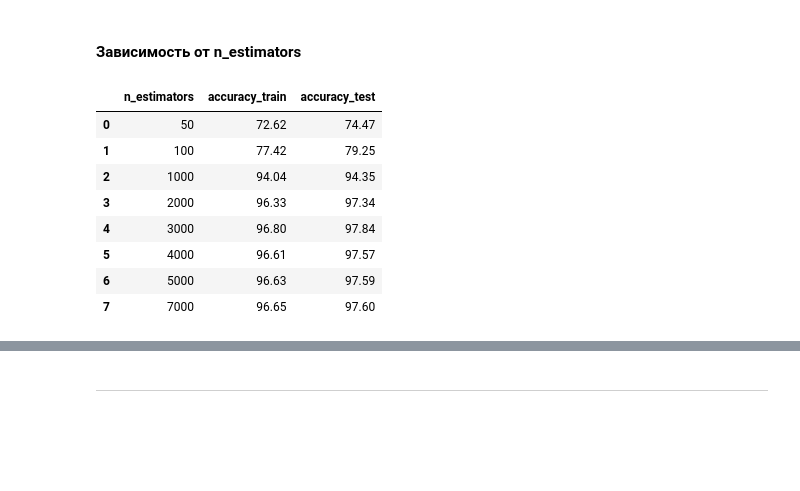
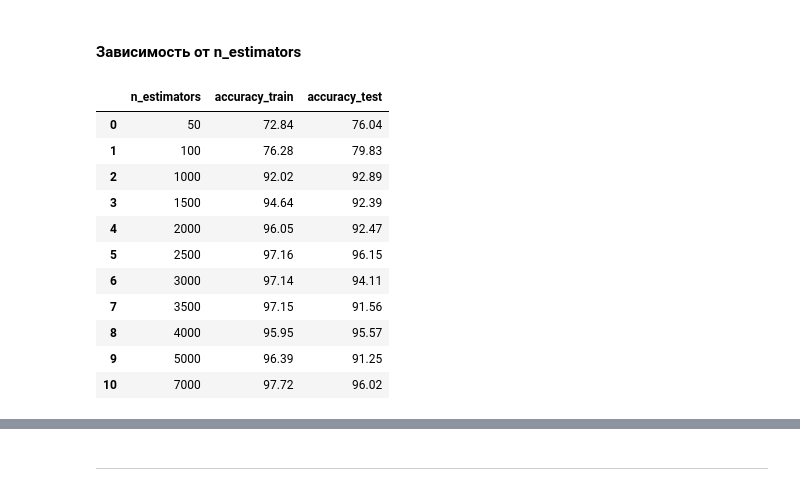
Before and after one commit to karashchuk/Neural_networks_intro, a Jupyter notebook: Neural_networks_01.ipynb, the cells around one changed output, grey strips where cells are left out. Saved outputs shown, nothing was run; the diff lists cells and outputs as text; code cells hidden in the pictures; blank space fills up the shorter version.

```diff
--- a/Neural_networks_01.ipynb
+++ b/Neural_networks_01.ipynb
@@ -159,21 +94,0 @@ print("Аккуратность нейронной сети " + str(round(accura
-# %%
-# прямое распространение(feed forward)
-layer0_t = X_test
-layer1_t = sigmoid(np.dot(layer0_t, w0))
-layer2_t = sigmoid(np.dot(layer1_t, w1))
-layer2_error_t = y_test - layer2_t
-
-
-N = 50
-plt.figure(figsize = (16,5))
-plt.plot(layer2_t[:N,1], 'r',label = 'Y new')
-plt.plot(y_test[:N,1],'g', label = 'Y train')
-plt.xlabel('№ примера')
-plt.ylabel('выход сети и целевой')
-plt.legend( )
-plt.show() # расскоментируйте, чтобы посмотреть
-
-# метрика модели
-error_t = np.mean(np.abs(layer2_error_t))
-accuracy_t = (1 - error_t) * 100
-print("Аккуратность нейронной сети на тесте " + str(round(accuracy_t,2)) + "%")
@@ -236,15 +149,22 @@ print("Аккуратность нейронной сети на тесте " +
 # %% [markdown]
 #### Зависимость от neuron_numbers
 # %%
-neuron_numbers = [3,4,5,6, 7,10,15,25]
+#np.random.seed(21)
+neuron_numbers = list(range(3,30))  #[3,4,5,6,7,8,9,10,12,15,17,25]
+k = 10 # число независимых испытаний по генерации первичных весов
 df = pd.DataFrame(neuron_numbers, columns = ['neuron_numb'])
 df['accuracy_train'] = 0.0
 df['accuracy_test'] = 0.0
 for i in neuron_numbers:
-    result = nn_fit(X_train, neuron_numb = i)
-    result_test = nn_predict(X_test,result[2],result[3])
-    df.loc[df['neuron_numb'] == i, 'accuracy_train'] = round(result[0],2)
-    df.loc[df['neuron_numb'] == i, 'accuracy_test'] = round(result_test[0],2)
+    rptrain = []
+    rptest = []
+    for j in range(k): #по каждому заданному числу нейронов в слое сделаем k независимых испытаний и усредним результат
+        result = nn_fit(X_train, neuron_numb = i)
+        result_test = nn_predict(X_test,result[2],result[3])
+        rptrain.append(result[0])
+        rptest.append(result_test[0])
+    df.loc[df['neuron_numb'] == i, 'accuracy_train'] = round(mean(rptrain),2)
+    df.loc[df['neuron_numb'] == i, 'accuracy_test'] = round(mean(rptest),2)
 df
 # %% [output]
 |  | neuron_numb | accuracy_train | accuracy_test |
@@ -275,26 +203,29 @@ __Вывод:__
 # %% [markdown]
 #### Зависимость  от n_estimators
 # %%
-n_estimators = [50, 100, 1000, 2000, 3000, 4000,5000, 7000]
+n_estimators = [50, 100, 1000, 1500, 2000, 2500, 3000, 3500, 4000, 5000, 7000]
 df1 = pd.DataFrame(n_estimators, columns = ['n_estimators'])
 df1['accuracy_train'] = 0.0
 df1['accuracy_test'] = 0.0
 for i in n_estimators:
-    result = nn_fit(X_train, neuron_numb = 6, n_estimators = i)
+    result = nn_fit(X_train, neuron_numb = 8, n_estimators = i)
     result_test = nn_predict(X_test,result[2],result[3])
     df1.loc[df1['n_estimators'] == i, 'accuracy_train'] = round(result[0],2)
     df1.loc[df1['n_estimators'] == i, 'accuracy_test'] = round(result_test[0],2)
 df1
 # %% [output]
 |  | n_estimators | accuracy_train | accuracy_test |
-| 0 | 50 | 72.62 | 74.47 |
-| 1 | 100 | 77.42 | 79.25 |
-| 2 | 1000 | 94.04 | 94.35 |
-| 3 | 2000 | 96.33 | 97.34 |
-| 4 | 3000 | 96.80 | 97.84 |
-| 5 | 4000 | 96.61 | 97.57 |
-| 6 | 5000 | 96.63 | 97.59 |
-| 7 | 7000 | 96.65 | 97.60 |
+| 0 | 50 | 72.84 | 76.04 |
+| 1 | 100 | 76.28 | 79.83 |
+| 2 | 1000 | 92.02 | 92.89 |
+| 3 | 1500 | 94.64 | 92.39 |
+| 4 | 2000 | 96.05 | 92.47 |
+| 5 | 2500 | 97.16 | 96.15 |
+| 6 | 3000 | 97.14 | 94.11 |
+| 7 | 3500 | 97.15 | 91.56 |
+| 8 | 4000 | 95.95 | 95.57 |
+| 9 | 5000 | 96.39 | 91.25 |
+| 10 | 7000 | 97.72 | 96.02 |
 # %%
 plt.plot(df1['n_estimators'],df1['accuracy_train'],label = 'accuracy_train')
 plt.plot(df1['n_estimators'],df1['accuracy_test'],label = 'accuracy_test')
```
Also changed, not shown: parts of 21 cells of this notebook.
